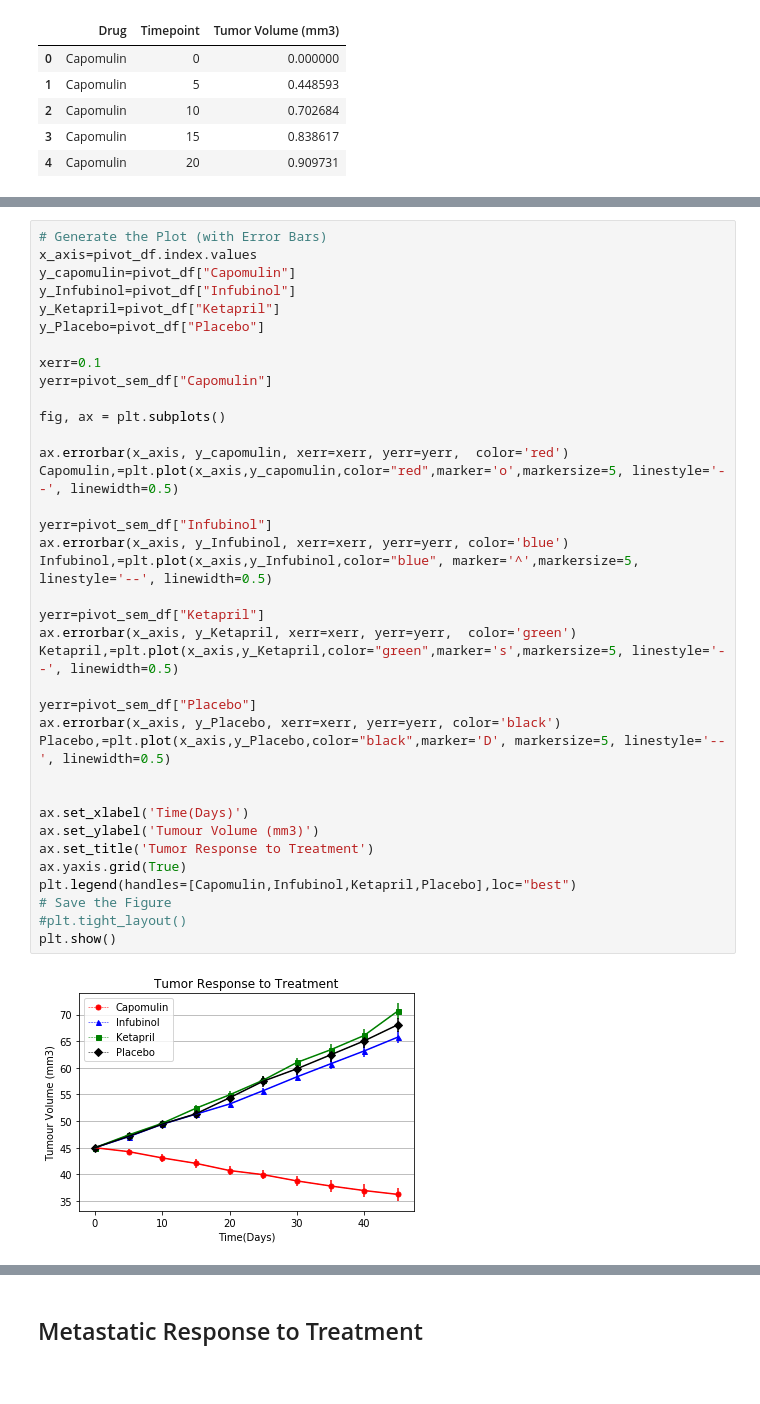
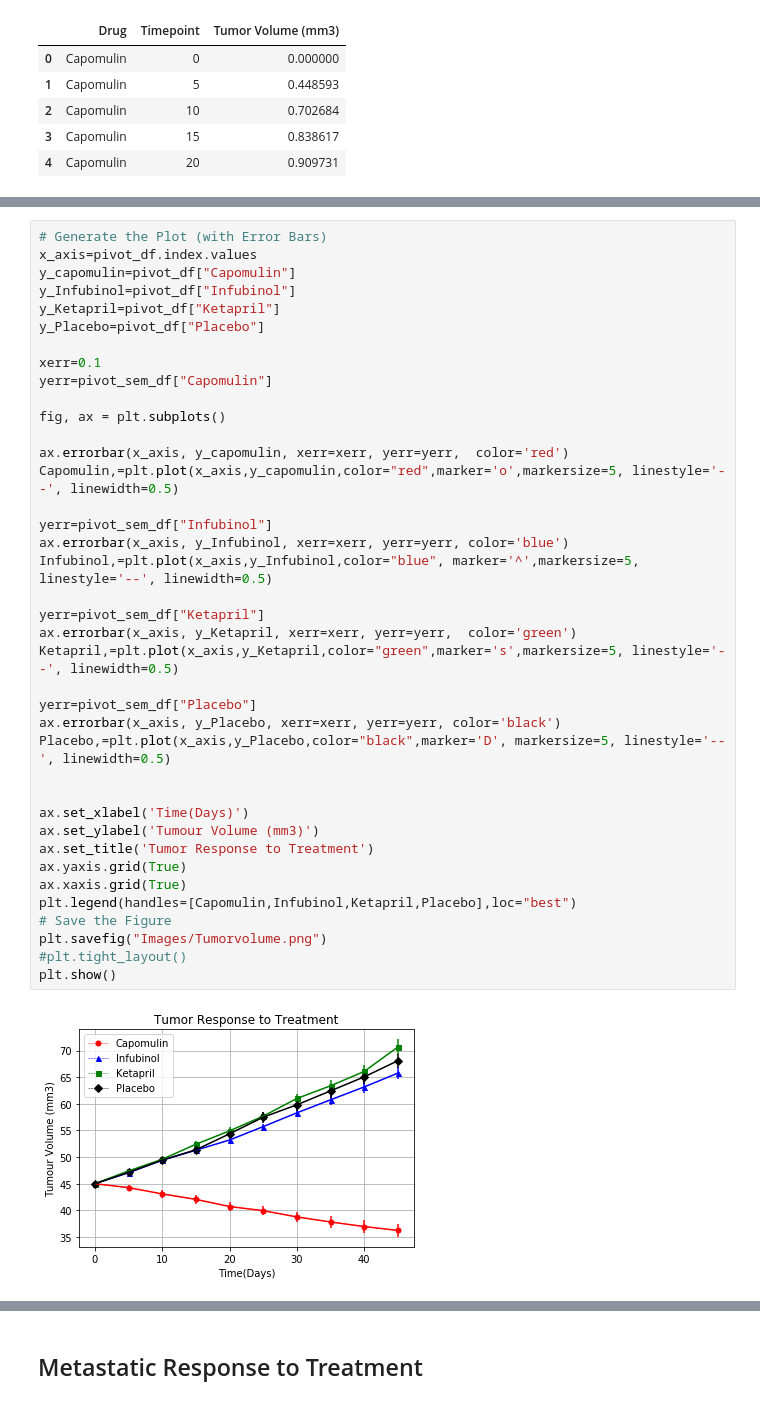
Before and after one commit to zareentaz/Matplotlib-Homework, a Jupyter notebook: Pymaceuticals/pymaceuticals_starter.ipynb, the cells around one changed output, grey strips where cells are left out. Cells and saved outputs as stored; diff of their text form.

```diff
--- a/Pymaceuticals/pymaceuticals_starter.ipynb
+++ b/Pymaceuticals/pymaceuticals_starter.ipynb
@@ -121,31 +109,33 @@ y_Placebo=pivot_df["Placebo"]
 xerr=0.1
 yerr=pivot_sem_df["Capomulin"]
 
 fig, ax = plt.subplots()
 
 ax.errorbar(x_axis, y_capomulin, xerr=xerr, yerr=yerr,  color='red')
 Capomulin,=plt.plot(x_axis,y_capomulin,color="red",marker='o',markersize=5, linestyle='--', linewidth=0.5)
 
 yerr=pivot_sem_df["Infubinol"]
 ax.errorbar(x_axis, y_Infubinol, xerr=xerr, yerr=yerr, color='blue')
 Infubinol,=plt.plot(x_axis,y_Infubinol,color="blue", marker='^',markersize=5, linestyle='--', linewidth=0.5)
 
 yerr=pivot_sem_df["Ketapril"]
 ax.errorbar(x_axis, y_Ketapril, xerr=xerr, yerr=yerr,  color='green')
 Ketapril,=plt.plot(x_axis,y_Ketapril,color="green",marker='s',markersize=5, linestyle='--', linewidth=0.5)
 
 yerr=pivot_sem_df["Placebo"]
 ax.errorbar(x_axis, y_Placebo, xerr=xerr, yerr=yerr, color='black')
 Placebo,=plt.plot(x_axis,y_Placebo,color="black",marker='D', markersize=5, linestyle='--', linewidth=0.5)
 
 
 ax.set_xlabel('Time(Days)')
 ax.set_ylabel('Tumour Volume (mm3)')
 ax.set_title('Tumor Response to Treatment')
 ax.yaxis.grid(True)
+ax.xaxis.grid(True)
 plt.legend(handles=[Capomulin,Infubinol,Ketapril,Placebo],loc="best")
 # Save the Figure
+plt.savefig("Images/Tumorvolume.png")
 #plt.tight_layout()
 plt.show()
 # %% [output]
-[figure, old version]
+[figure, new version]
```
Also changed, not shown: parts of 9 cells of this notebook.
